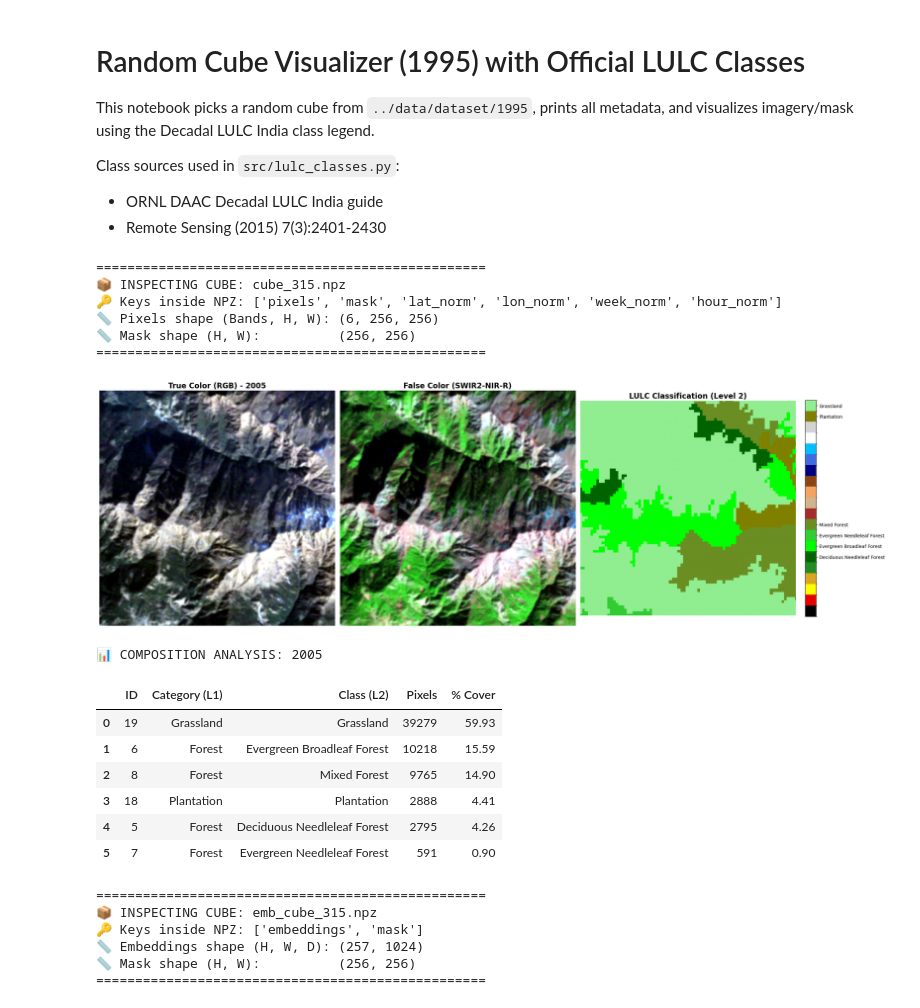
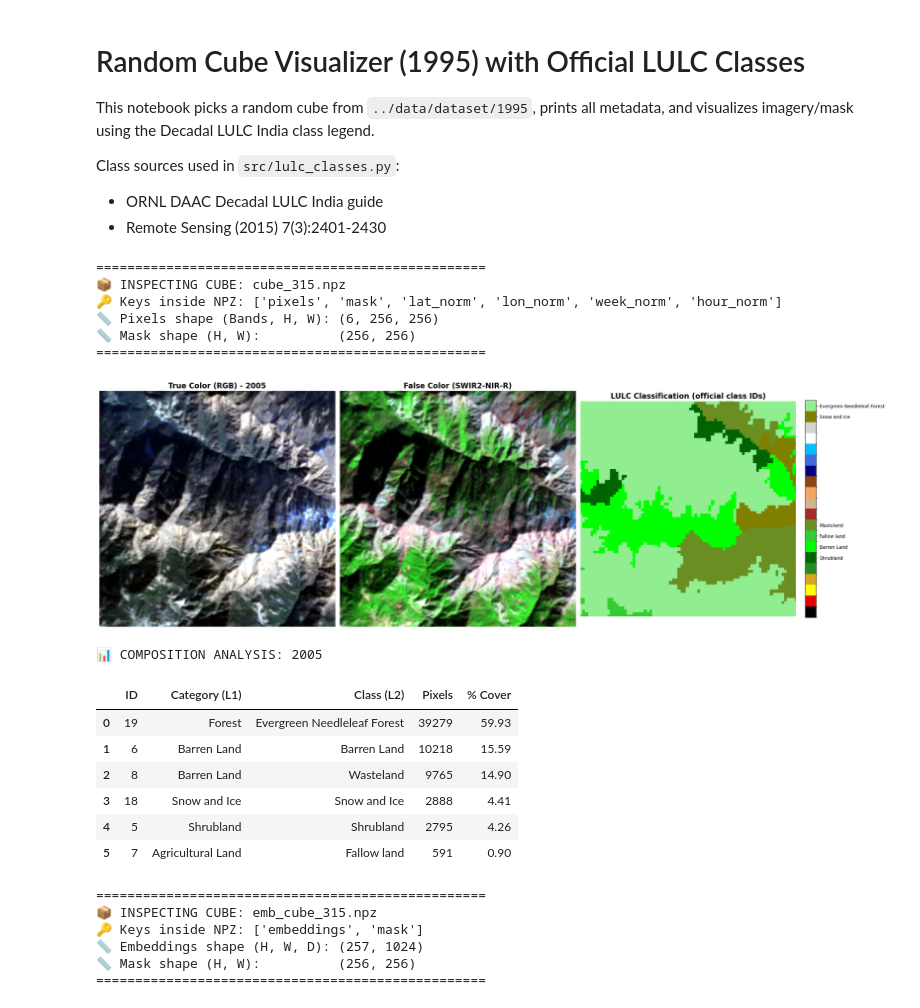
Before and after one commit to neerajk/clay_LULC, a Jupyter notebook: src/Visualization/03_visualize_random_cube.ipynb, the cells around one changed output. Saved outputs shown, nothing was run; the diff lists cells and outputs as text; code cells hidden in the pictures.

Commit message:
tif->LULC

```diff
--- a/src/Visualization/03_visualize_random_cube.ipynb
+++ b/src/Visualization/03_visualize_random_cube.ipynb
@@ -13,16 +13,23 @@ import matplotlib.pyplot as plt
 from matplotlib.colors import ListedColormap, BoundaryNorm
 from pathlib import Path
 
+# Use the single source-of-truth legend from lulc_classes.py
+
+try:
+    from src.visualization.lulc_classes import LULC_CLASS_MAP, class_colors
+except ModuleNotFoundError:
+    from lulc_classes import LULC_CLASS_MAP, class_colors
+
 # --- 1. LOAD CUBE & EXTRACT YEAR FROM PATH ---
 # Replace this with the actual path to one of your cubes
-selected_cube_path = "../data/dataset/2005/cube_315.npz"
+selected_cube_path = "../../data/dataset/2005/cube_315.npz"
 cube = np.load(selected_cube_path)
 
 # Extract year from directory name (e.g., '../1995/cube_0.npz' -> '1995')
 year_label = Path(selected_cube_path).parent.name
 
-# --- NEW: PRINT KEYS AND SHAPES ---
-print("="*50)
+# --- PRINT KEYS AND SHAPES ---
+print("=" * 50)
 print(f"📦 INSPECTING CUBE: {Path(selected_cube_path).name}")
 print(f"🔑 Keys inside NPZ: {list(cube.keys())}")
 
@@ -31,42 +38,9 @@ mask = cube['mask'].squeeze()
 
 print(f"📏 Pixels shape (Bands, H, W): {pixels.shape}")
 print(f"📏 Mask shape (H, W):          {mask.shape}")
-print("="*50 + "\n")
-# ----------------------------------
+print("=" * 50 + "\n")
 
-# --- 2. LULC MAPPING (Level 1, Level 2) ---
-LULC_CLASS_MAP = {
-    0: ("No Data", "No Data"),
-    1: ("Built-up Land", "Built-up Land"),
-    2: ("Agricultural Land", "Crop land"),
-    3: ("Agricultural Land", "Fallow land"),
-    4: ("Forest", "Deciduous Broadleaf Forest"),
-    5: ("Forest", "Deciduous Needleleaf Forest"),
-    6: ("Forest", "Evergreen Broadleaf Forest"),
-    7: ("Forest", "Evergreen Needleleaf Forest"),
-    8: ("Forest", "Mixed Forest"),
-    9: ("Barren Land", "Barren rocky"),
-    10: ("Barren Land", "Scrub land"),
-    11: ("Barren Land", "Sandy area"),
-    12: ("Barren Land", "Barren/unculturable/wasteland"),
-    13: ("Water", "Permanent wetland"),
-    14: ("Water", "Seasonal wetland"),
-    15: ("Water", "Water bodies"),
-    16: ("Snow and Ice", "Snow and Ice"),
-    17: ("Open Area", "Open Area"),
-    18: ("Plantation", "Plantation"),
-    19: ("Grassland", "Grassland"),
-}
-
-# Standardized NRSC-style colors for the 20 classes
-class_colors = [
-    "#000000", "#E60000", "#FFFF00", "#DAA520", "#228B22",
-    "#006400", "#00FF00", "#32CD32", "#6B8E23", "#A52A2A",
-    "#D2B48C", "#F4A460", "#8B4513", "#000080", "#4169E1",
-    "#00BFFF", "#FFFFFF", "#D3D3D3", "#808000", "#90EE90"
-]
-
-# --- 3. PIXEL STATISTICS ---
+# --- 2. PIXEL STATISTICS ---
 classes, counts = np.unique(mask, return_counts=True)
 class_rows = []
 for cid, count in zip(classes, counts):
@@ -80,14 +54,14 @@ for cid, count in zip(classes, counts):
     })
 stats_df = pd.DataFrame(class_rows).sort_values('Pixels', ascending=False).reset_index(drop=True)
 
-# --- 4. VISUALIZATION ---
+# --- 3. VISUALIZATION ---
 def robust_stretch(img):
     low, high = np.nanpercentile(img, (2, 98))
     return np.clip((img - low) / (high - low), 0, 1) if high > low else img
 
 # [0:Red, 1:Green, 2:Blue, 3:NIR, 4:SWIR1, 5:SWIR2]
 rgb_img = np.dstack([robust_stretch(pixels[i]) for i in [0, 1, 2]])
-fcc_img = np.dstack([robust_stretch(pixels[i]) for i in [5, 3, 0]]) # SWIR2-NIR-Red
+fcc_img = np.dstack([robust_stretch(pixels[i]) for i in [5, 3, 0]])  # SWIR2-NIR-Red
 
 fig, axes = plt.subplots(1, 3, figsize=(24, 8), dpi=100)
 
@@ -96,45 +70,45 @@ axes[0].imshow(rgb_img)
 axes[0].set_title(f"True Color (RGB) - {year_label}", fontsize=16, fontweight='bold')
 axes[0].axis('off')
 
-# B) FCC (Better for Vegetation/Soil contrast)
+# B) FCC (better for vegetation/soil contrast)
 axes[1].imshow(fcc_img)
 axes[1].set_title("False Color (SWIR2-NIR-R)", fontsize=16, fontweight='bold')
 axes[1].axis('off')
 
-# C) LULC Mask
+# C) LULC Mask (official class IDs)
 cmap = ListedColormap(class_colors)
 norm = BoundaryNorm(np.arange(-0.5, 20.5, 1), cmap.N)
 im_mask = axes[2].imshow(mask, cmap=cmap, norm=norm)
-axes[2].set_title("LULC Classification (Level 2)", fontsize=16, fontweight='bold')
+axes[2].set_title("LULC Classification (official class IDs)", fontsize=16, fontweight='bold')
 axes[2].axis('off')
 
 # Legend for present classes
 present_ids = sorted([int(c) for c in classes if c in LULC_CLASS_MAP])
 cbar = plt.colorbar(im_mask, ax=axes[2], fraction=0.046, pad=0.04, ticks=present_ids)
 cbar.ax.set_yticklabels([LULC_CLASS_MAP[cid][1] for cid in present_ids])
 
 plt.tight_layout()
 plt.show()
 
 # Display Statistics
 print(f"\n📊 COMPOSITION ANALYSIS: {year_label}")
 display(stats_df)
 # %% [output]
 ==================================================
 📦 INSPECTING CUBE: cube_315.npz
 🔑 Keys inside NPZ: ['pixels', 'mask', 'lat_norm', 'lon_norm', 'week_norm', 'hour_norm']
 📏 Pixels shape (Bands, H, W): (6, 256, 256)
 📏 Mask shape (H, W):          (256, 256)
 ==================================================
-[figure, old version]
+[figure, new version]
 📊 COMPOSITION ANALYSIS: 2005
 |  | ID | Category (L1) | Class (L2) | Pixels | % Cover |
-| 0 | 19 | Grassland | Grassland | 39279 | 59.93 |
-| 1 | 6 | Forest | Evergreen Broadleaf Forest | 10218 | 15.59 |
-| 2 | 8 | Forest | Mixed Forest | 9765 | 14.90 |
-| 3 | 18 | Plantation | Plantation | 2888 | 4.41 |
-| 4 | 5 | Forest | Deciduous Needleleaf Forest | 2795 | 4.26 |
-| 5 | 7 | Forest | Evergreen Needleleaf Forest | 591 | 0.90 |
+| 0 | 19 | Forest | Evergreen Needleleaf Forest | 39279 | 59.93 |
+| 1 | 6 | Barren Land | Barren Land | 10218 | 15.59 |
+| 2 | 8 | Barren Land | Wasteland | 9765 | 14.90 |
+| 3 | 18 | Snow and Ice | Snow and Ice | 2888 | 4.41 |
+| 4 | 5 | Shrubland | Shrubland | 2795 | 4.26 |
+| 5 | 7 | Agricultural Land | Fallow land | 591 | 0.90 |
 # %%
 import numpy as np
 import pandas as pd
```
Also changed, not shown: 2 other files.
